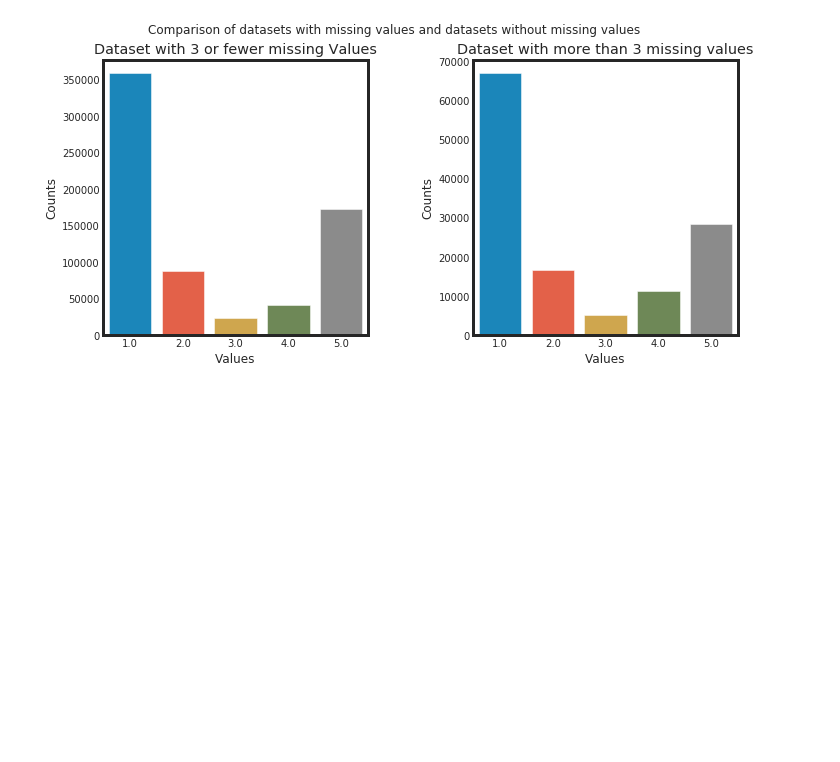
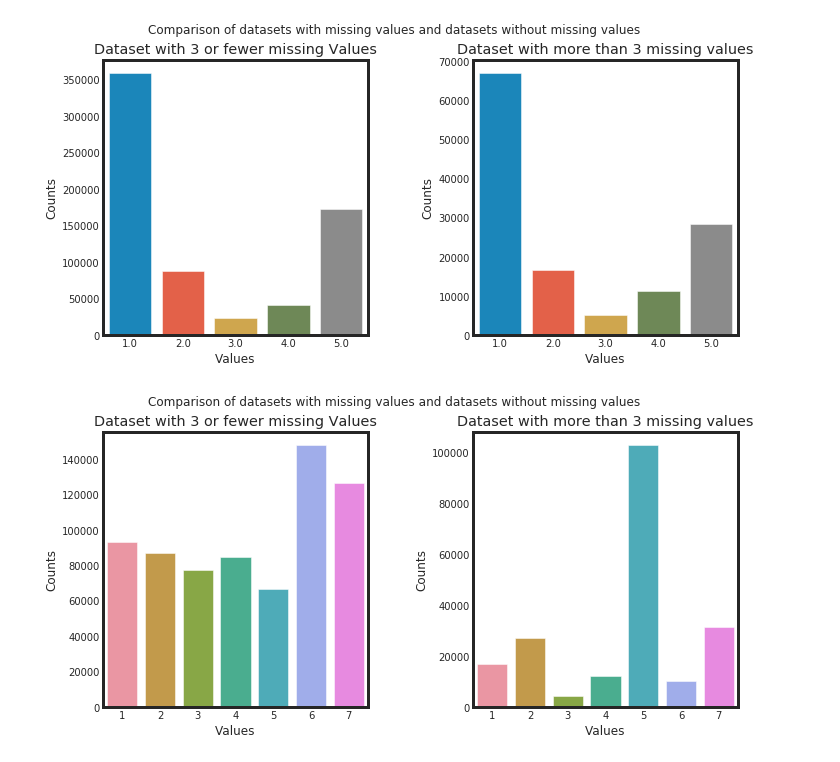
Before and after one commit to leonisawesome/identify_customer_segments, a Jupyter notebook: identify_customer_segment.ipynb, the cells around one changed output. Cells and saved outputs as stored; diff of their text form; code cells hidden in the pictures; blank space fills up the shorter version.

```diff
--- a/identify_customer_segment.ipynb
+++ b/identify_customer_segment.ipynb
@@ -333,4 +333,6 @@ compare_distributions('LP_FAMILIE_GROB')
 # %% [output]
 [figure]
 # %%
-compare_distributions
+compare_distributions('SEMIO_LUST')
+# %% [output]
+[figure, added]
```
Also changed, not shown: parts of 11 cells of this notebook.
